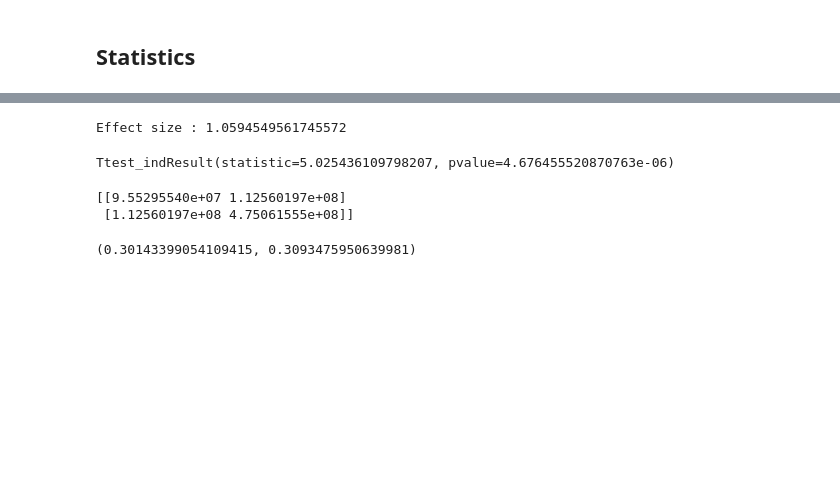
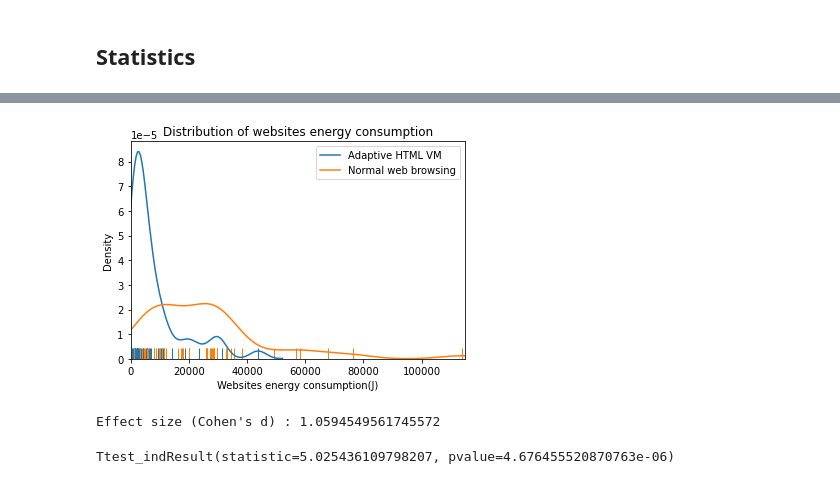
Before and after one commit to gwendal-jouneaux/AdaptableHTML-EnergyConsumption, a Jupyter notebook: WebsiteCarbon.ipynb, the cells around one changed output, grey strips where cells are left out. Saved outputs shown, nothing was run; the diff lists cells and outputs as text; code cells hidden in the pictures; blank space fills up the shorter version.

```diff
--- a/WebsiteCarbon.ipynb
+++ b/WebsiteCarbon.ipynb
@@ -316,6 +250,15 @@ def cohend(d1, d2):
+# %%
+plt.xlim(0, 115000)
+ax = sns.distplot(test, hist=False, rug=True, label="Adaptive HTML VM");
+ax.set_title('Distribution of websites energy consumption')
+ax.set_xlabel('Websites energy consumption(J)')
+ax.set_ylabel('Density')
+sns.distplot(control, hist=False, rug=True, label="Normal web browsing");
+# %% [output]
+[figure, added]
 # %%
-print("Effect size : " + str(cohend(control, test)))
+print("Effect size (Cohen's d) : " + str(cohend(control, test)))
 stats.ttest_ind(a=control,b=test,equal_var=False)
 # %% [output]
-Effect size : 1.0594549561745572
+Effect size (Cohen's d) : 1.0594549561745572
 Ttest_indResult(statistic=5.025436109798207, pvalue=4.676455520870763e-06)
@@ -357,6 +264,0 @@ def fieller(d1, d2, p):
-# %%
-fieller(test, control, 0.05)
-# %% [output]
-[[9.55295540e+07 1.12560197e+08]
- [1.12560197e+08 4.75061555e+08]]
-(0.30143399054109415, 0.3093475950639981)
```
Also changed, not shown: parts of 23 cells of this notebook, 4 other files.
